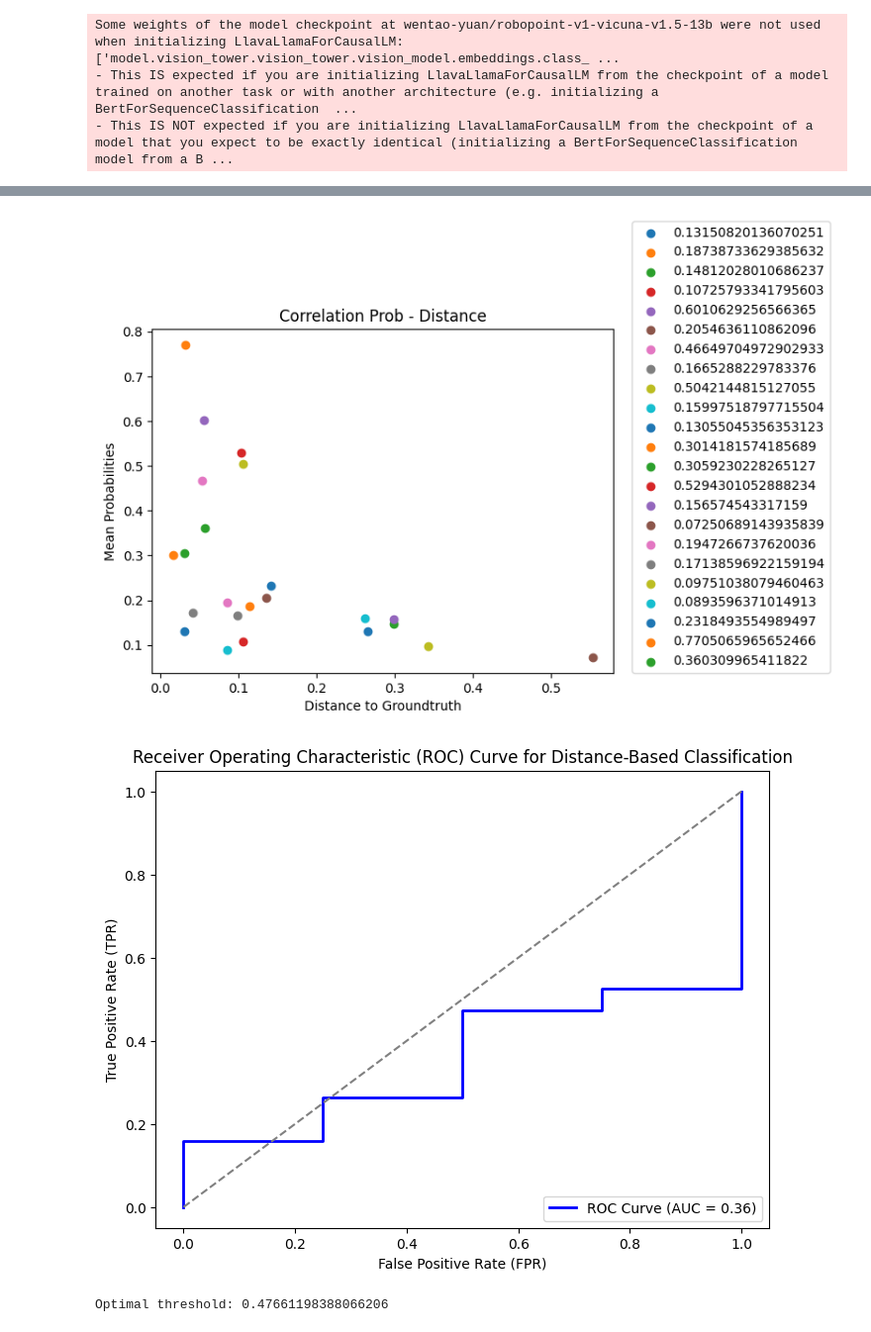
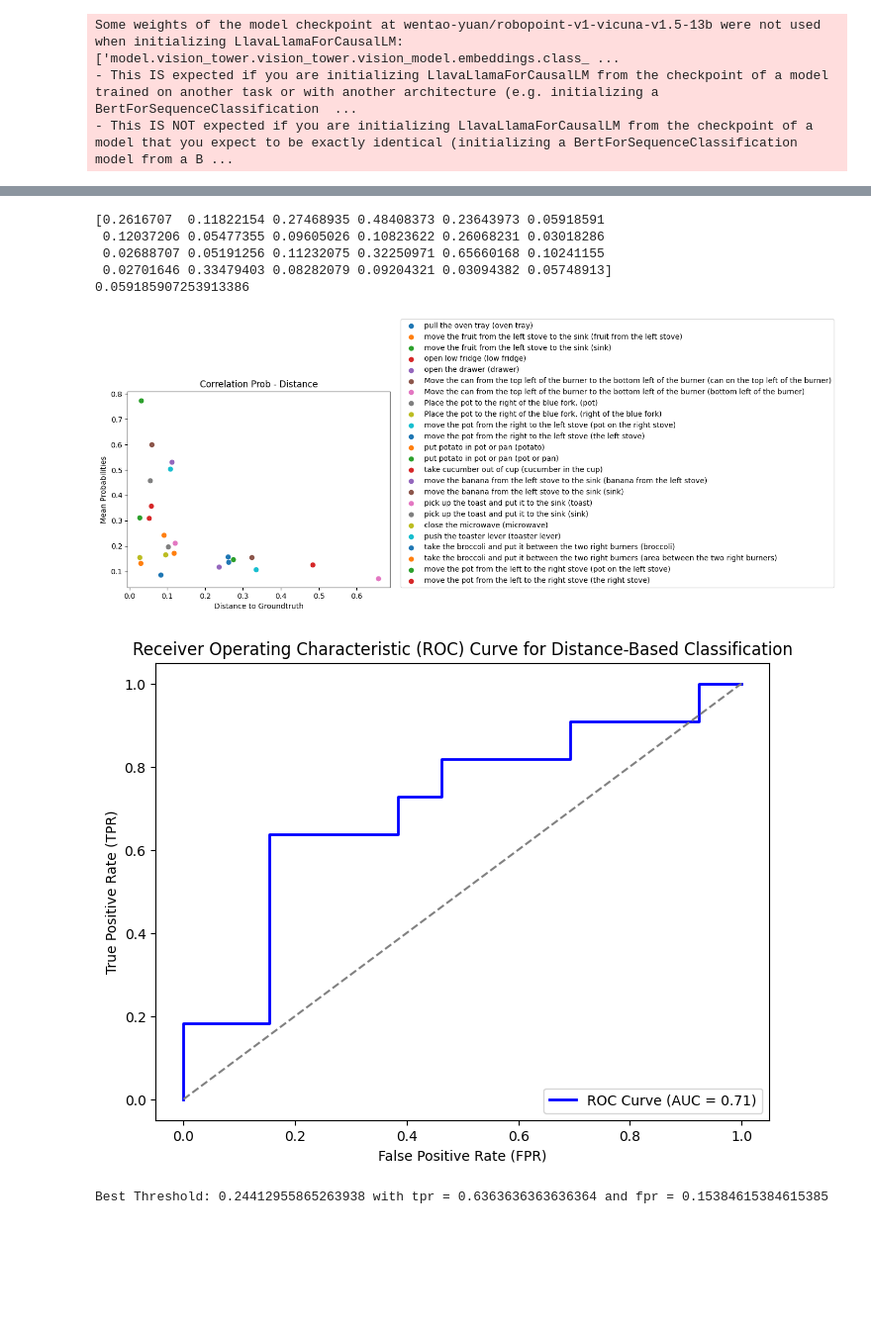
Before and after one commit to NIYI100/xai-praktikum, a Jupyter notebook: robopoint/ROC_curve.ipynb, the cells around one changed output, grey strips where cells are left out. Shown at 99% size. Drawn from its saved outputs; the diff is of its cells as text; code cells hidden in the pictures; blank space fills up the shorter version.

Commit message:
update roc experiment

```diff
--- a/robopoint/ROC_curve.ipynb
+++ b/robopoint/ROC_curve.ipynb
@@ -69,4 +26,6 @@ def find_best_threshold(optimization_scores, target_scores):
 # %%
+import numpy as np
+
 def run_roc_experiment(prompts, temperatures, runs_per_instance, epsilon, min_samples, ignoreCoordinateDecimalPlaces, experiment_path = "../data/first_experiments"):
     tasks, images, ground_truths, object_list = extract_all(experiment_path)
 
@@ -75,6 +34,7 @@ def run_roc_experiment(prompts, temperatures, runs_per_instance, epsilon, min_sa
     list_of_probs = []
     list_of_diameters = []
     list_of_majority_size_rate = []
+    list_of_cluster_number = []
     labels = []
     for i in range(len(tasks)):
         print(f"Task: {i + 1}")
@@ -123,8 +83,9 @@ def run_roc_experiment(prompts, temperatures, runs_per_instance, epsilon, min_sa
                     list_of_spreads.append(calculate_spread(coordinates_per_task, width, height))
                     list_of_diameters.append(diameter)
                     list_of_majority_size_rate.append(len(majority_points) / len(coordinates_per_task))
+                    list_of_cluster_number.append(n_clusters)
 
-    return list_of_distances, list_of_spreads, list_of_probs, list_of_diameters, list_of_majority_size_rate
+    return labels, list_of_distances, list_of_spreads, list_of_probs, list_of_diameters, list_of_majority_size_rate, list_of_cluster_number
 # %%
 PROMPTS = [
     "Locate several points within the space of the ",
@@ -139,21 +100,15 @@ TEMPERATURES = [
 ]
 
 
-list_of_distances, list_of_spreads, list_of_probs, list_of_diameters, list_of_majority_size_rate = run_roc_experiment(
+labels, list_of_distances, list_of_spreads, list_of_probs, list_of_diameters, list_of_majority_size_rate, list_of_cluster_number = run_roc_experiment(
     prompts = PROMPTS,
     temperatures = TEMPERATURES,
-    runs_per_instance = 3,
+    runs_per_instance = 4,
     epsilon = 20,
     min_samples = 3,
     ignoreCoordinateDecimalPlaces = True,
     experiment_path = "../data/base_experiments"
 )
-
-print(list_of_distances)
-print(list_of_spreads)
-print(list_of_probs)
-print(list_of_diameters)
-print(list_of_majority_size_rate)
 # %% [output]
 Task: 1
 pull the oven tray
@@ -175,15 +145,25 @@ Diameter of majority cluster: 45.617978911828175
+# %%
+loaded = np.load('results/roc.npz')
+test_loaded = loaded['distances']
+print(test_loaded)
+print(test_loaded[5])
+# %% [output]
+[0.2616707  0.11822154 0.27468935 0.48408373 0.23643973 0.05918591
+ 0.12037206 0.05477355 0.09605026 0.10823622 0.26068231 0.03018286
+ 0.02688707 0.05191256 0.11232075 0.32250971 0.65660168 0.10241155
+ 0.02701646 0.33479403 0.08282079 0.09204321 0.03094382 0.05748913]
+0.059185907253913386
 # %%
-plot_scatter(list_of_probs, list_of_probs, list_of_distances, "Correlation Prob - Distance", "Distance to Groundtruth", "Mean Probabilities")
+plot_scatter(labels, list_of_probs, list_of_distances, "Correlation Prob - Distance", "Distance to Groundtruth", "Mean Probabilities")
 
-optimization_values = list_of_probs
-scores = 1 - np.array(list_of_distances)
-
-thresh = find_best_threshold(optimization_values, scores)
-fpr, tpr, roc_auc, thresholds = calculate_roc_curve(optimization_values, thresh, scores)
+scores = list_of_probs
+fpr, tpr, roc_auc, thresholds = calculate_roc_curve(list_of_distances, 0.1, scores)
 plot_roc_curve(fpr, tpr, roc_auc)
 
-print(f"Optimal threshold: {thresh}")
+j_scores = tpr - fpr
+best_idx = np.argmax(j_scores)
+print(f"Best Threshold: { thresholds[best_idx] } with tpr = { tpr[best_idx] } and fpr = { fpr[best_idx] }")
 # %% [output]
-[figure, old version]
+[figure, new version]
-[figure, old version]
+[figure, new version]
-Optimal threshold: 0.47661198388066206
+Best Threshold: 0.24412955865263938 with tpr = 0.6363636363636364 and fpr = 0.15384615384615385
```
Also changed, not shown: parts of 10 cells of this notebook, 1 other file.
